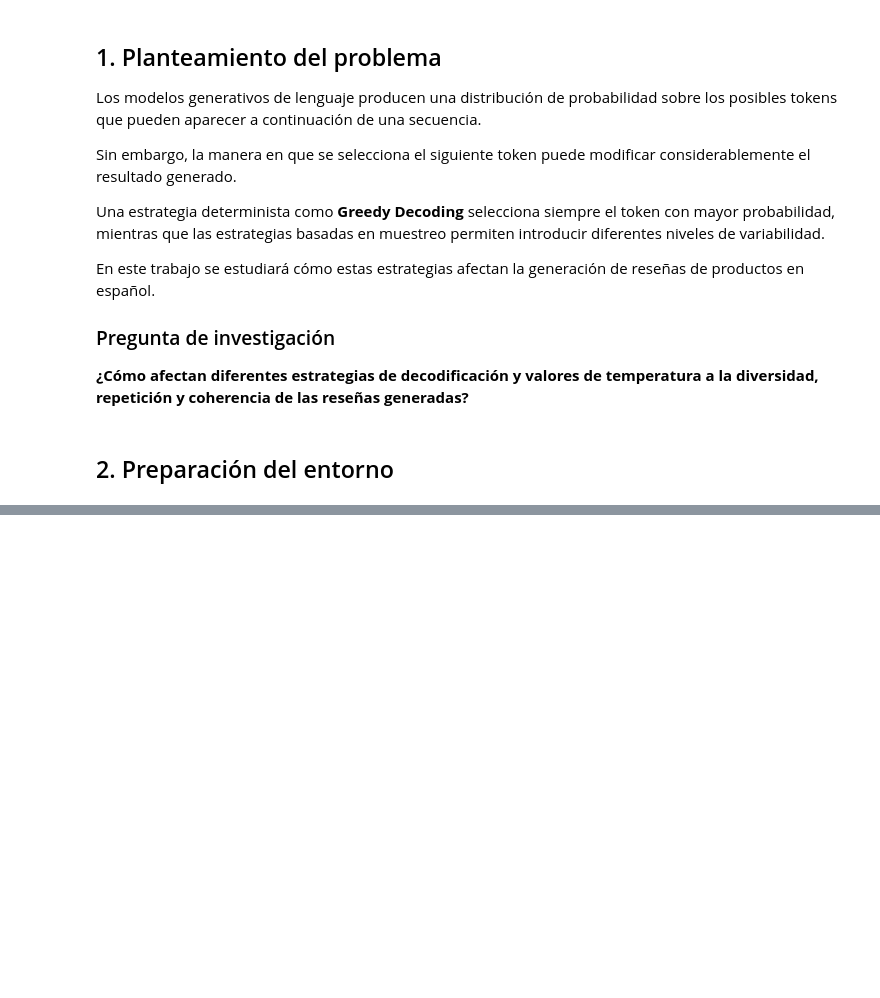
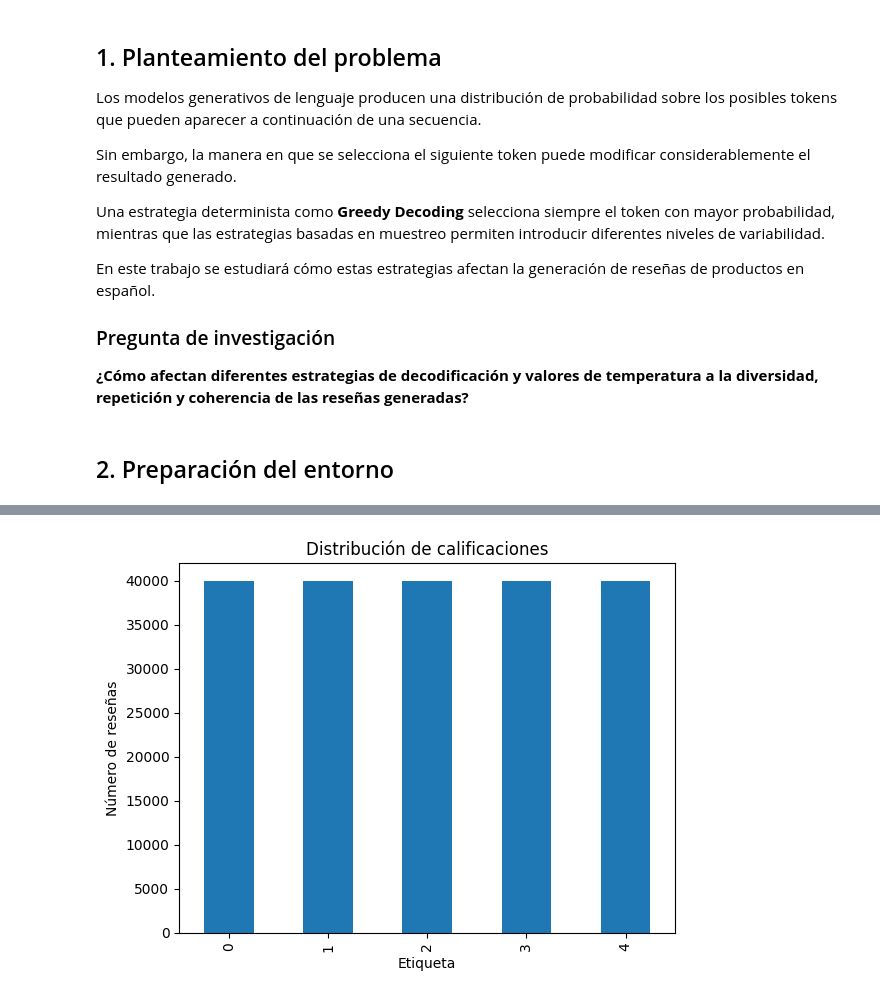
Before and after one commit to Sandrajol/NLP_Tarea_04, a Jupyter notebook: mini_proyecto_generacion_texto_ipynb.ipynb, the cells around one changed output, grey strips where cells are left out. Cells and saved outputs as stored; diff of their text form; code cells hidden in the pictures; blank space fills up the shorter version.

```diff
--- a/mini_proyecto_generacion_texto_ipynb.ipynb
+++ b/mini_proyecto_generacion_texto_ipynb.ipynb
@@ -37,0 +84,16 @@ temperatura a la diversidad, repetición y coherencia de las reseñas generadas?
+# %%
+repo_id = "mteb/amazon_reviews_multi"
+
+def download_split(split):
+    return hf_hub_download(
+        repo_id=repo_id,
+        repo_type="dataset",
+        filename=f"es/{split}.jsonl"
+    )
+
+data_files = {
+    split: download_split(split)
+    for split in ["train", "validation", "test"]
+}
+
+raw = load_dataset("json", data_files=data_files)
@@ -37,0 +134,5 @@ temperatura a la diversidad, repetición y coherencia de las reseñas generadas?
+# %%
+# Convertimos el conjunto de entrenamiento a DataFrame
+df_train = raw["train"].to_pandas()
+
+df_train.head()
@@ -37,0 +171,9 @@ temperatura a la diversidad, repetición y coherencia de las reseñas generadas?
+# %%
+df_train["label"].value_counts().sort_index().plot(kind="bar")
+
+plt.title("Distribución de calificaciones")
+plt.xlabel("Etiqueta")
+plt.ylabel("Número de reseñas")
+plt.show()
+# %% [output]
+[figure, added]
```
Also changed, not shown: parts of 46 cells of this notebook.
